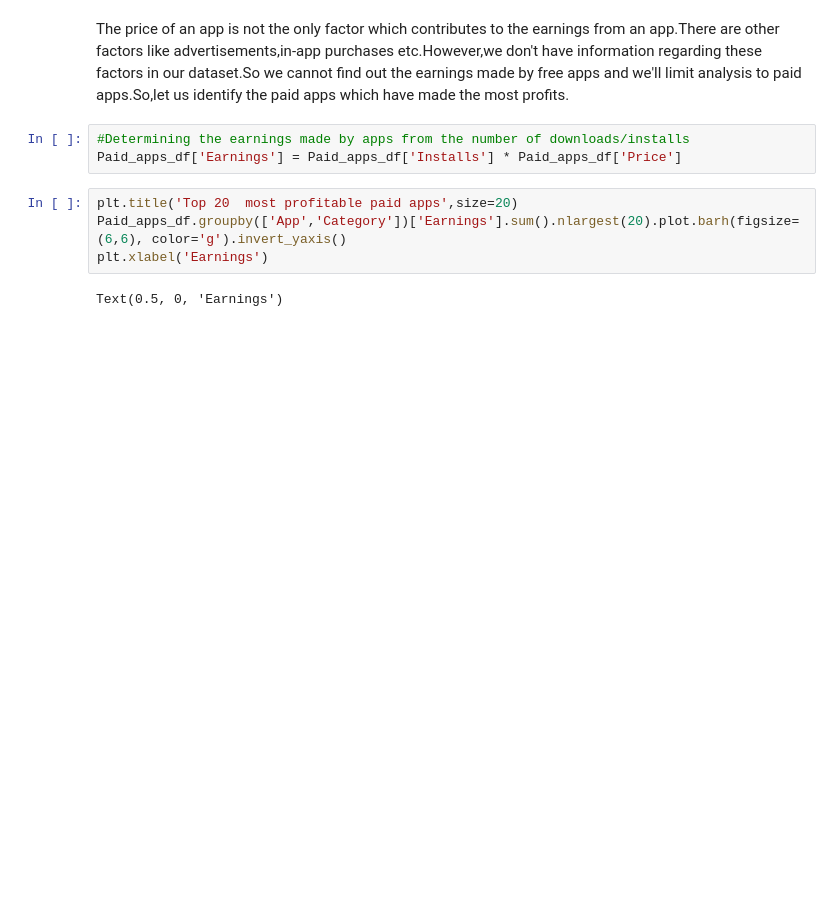
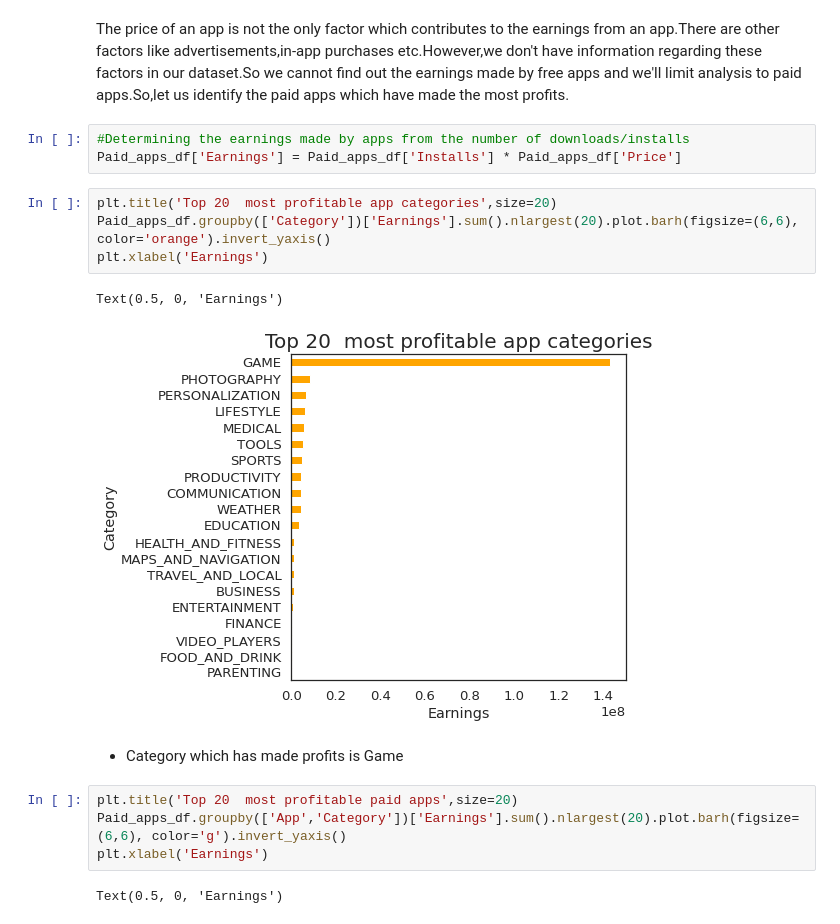
Before and after one commit to RadhikaRM/Playstore-Data-Analysis, a Jupyter notebook: PlayStore_EDA.ipynb, the cells around one changed output. Drawn from its saved outputs; the diff is of its cells as text; blank space fills up the shorter version.

```diff
--- a/PlayStore_EDA.ipynb
+++ b/PlayStore_EDA.ipynb
@@ -1254,6 +1254,15 @@ The price of an app is not the only factor which contributes to the earnings fro
 # %%
 #Determining the earnings made by apps from the number of downloads/installs
 Paid_apps_df['Earnings'] = Paid_apps_df['Installs'] * Paid_apps_df['Price']
+# %%
+plt.title('Top 20  most profitable app categories',size=20)
+Paid_apps_df.groupby(['Category'])['Earnings'].sum().nlargest(20).plot.barh(figsize=(6,6), color='orange').invert_yaxis()
+plt.xlabel('Earnings')
+# %% [output]
+Text(0.5, 0, 'Earnings')
+[figure, added]
+# %% [markdown]
+* Category which has made profits is Game
 # %%
 plt.title('Top 20  most profitable paid apps',size=20)
 Paid_apps_df.groupby(['App','Category'])['Earnings'].sum().nlargest(20).plot.barh(figsize=(6,6), color='g').invert_yaxis()
```
Also changed, not shown: parts of 10 cells of this notebook.
